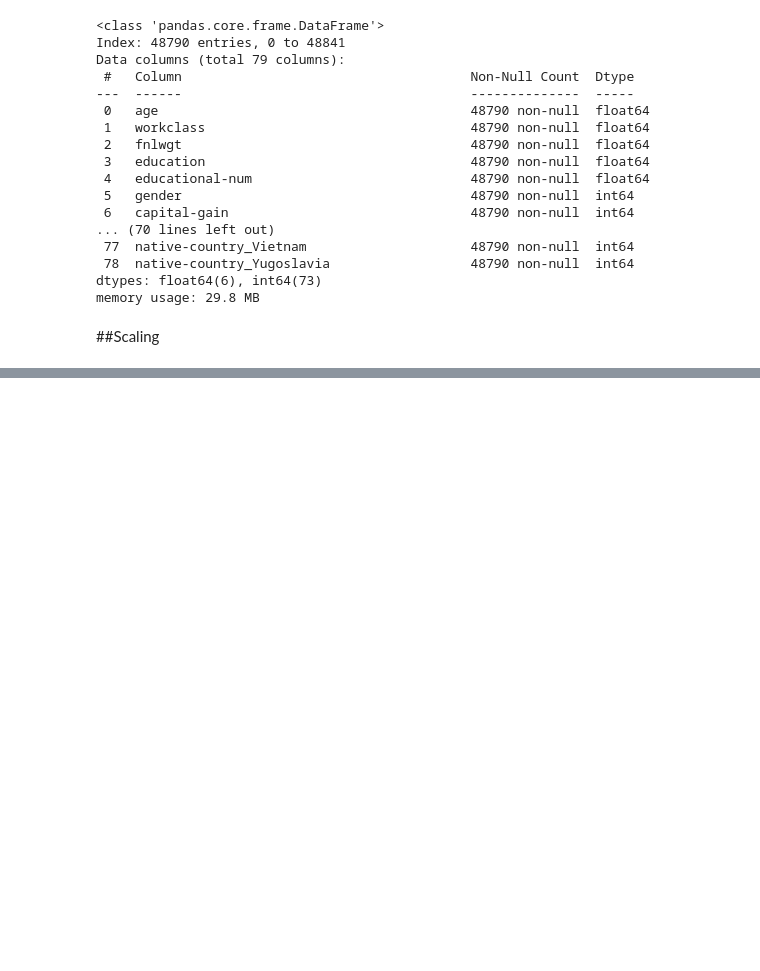
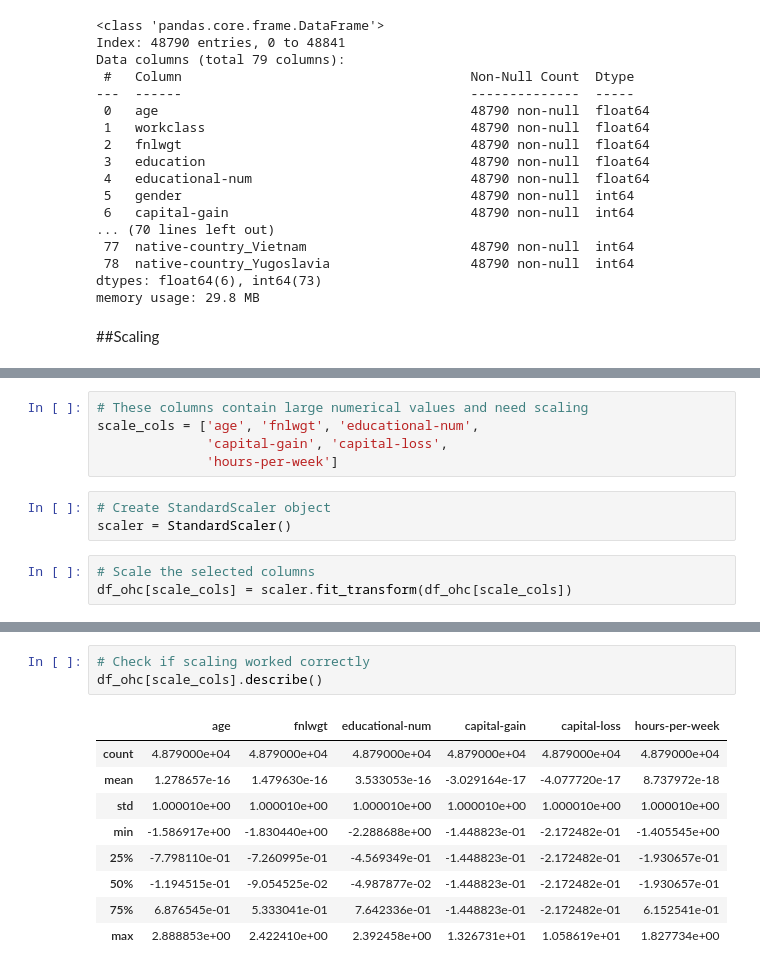
Before and after one commit to eshhha/ADULT_INCOME___PREDICTION, a Jupyter notebook: Adult_Income_prediction(preprocessing).ipynb, the cells around one changed output, grey strips where cells are left out. Cells and saved outputs as stored; diff of their text form; blank space fills up the shorter version.

Commit message:
done Scaling

```diff
--- a/Adult_Income_prediction(preprocessing).ipynb
+++ b/Adult_Income_prediction(preprocessing).ipynb
@@ -618,0 +650,11 @@ memory usage: 29.8 MB
+# %%
+# These columns contain large numerical values and need scaling
+scale_cols = ['age', 'fnlwgt', 'educational-num',
+              'capital-gain', 'capital-loss',
+              'hours-per-week']
+# %%
+# Create StandardScaler object
+scaler = StandardScaler()
+# %%
+# Scale the selected columns
+df_ohc[scale_cols] = scaler.fit_transform(df_ohc[scale_cols])
@@ -618,0 +670,13 @@ memory usage: 29.8 MB
+# %%
+# Check if scaling worked correctly
+df_ohc[scale_cols].describe()
+# %% [output]
+|  | age | fnlwgt | educational-num | capital-gain | capital-loss | hours-per-week |
+| count | 4.879000e+04 | 4.879000e+04 | 4.879000e+04 | 4.879000e+04 | 4.879000e+04 | 4.879000e+04 |
+| mean | 1.278657e-16 | 1.479630e-16 | 3.533053e-16 | -3.029164e-17 | -4.077720e-17 | 8.737972e-18 |
+| std | 1.000010e+00 | 1.000010e+00 | 1.000010e+00 | 1.000010e+00 | 1.000010e+00 | 1.000010e+00 |
+| min | -1.586917e+00 | -1.830440e+00 | -2.288688e+00 | -1.448823e-01 | -2.172482e-01 | -1.405545e+00 |
+| 25% | -7.798110e-01 | -7.260995e-01 | -4.569349e-01 | -1.448823e-01 | -2.172482e-01 | -1.930657e-01 |
+| 50% | -1.194515e-01 | -9.054525e-02 | -4.987877e-02 | -1.448823e-01 | -2.172482e-01 | -1.930657e-01 |
+| 75% | 6.876545e-01 | 5.333041e-01 | 7.642336e-01 | -1.448823e-01 | -2.172482e-01 | 6.152541e-01 |
+| max | 2.888853e+00 | 2.422410e+00 | 2.392458e+00 | 1.326731e+01 | 1.058619e+01 | 1.827734e+00 |
```
Also changed, not shown: parts of 10 cells of this notebook.
